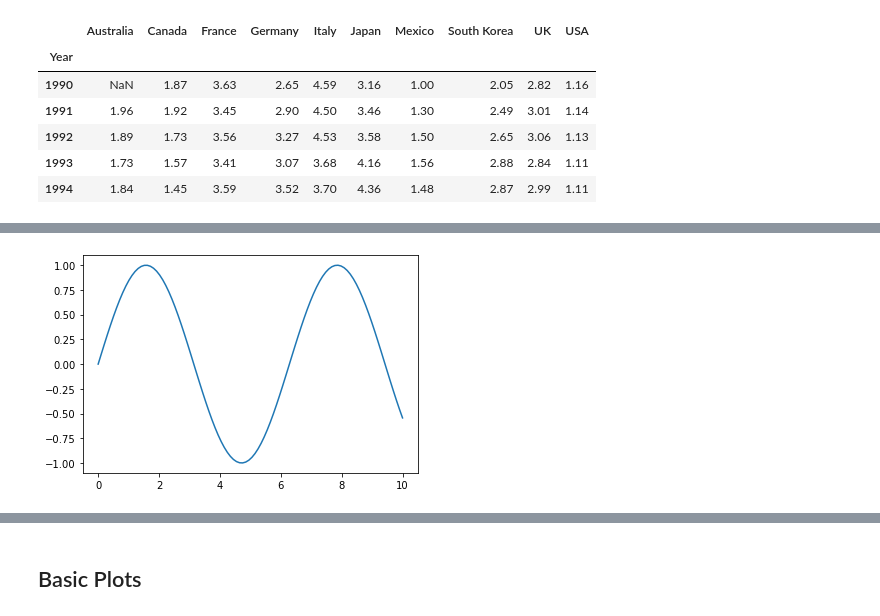
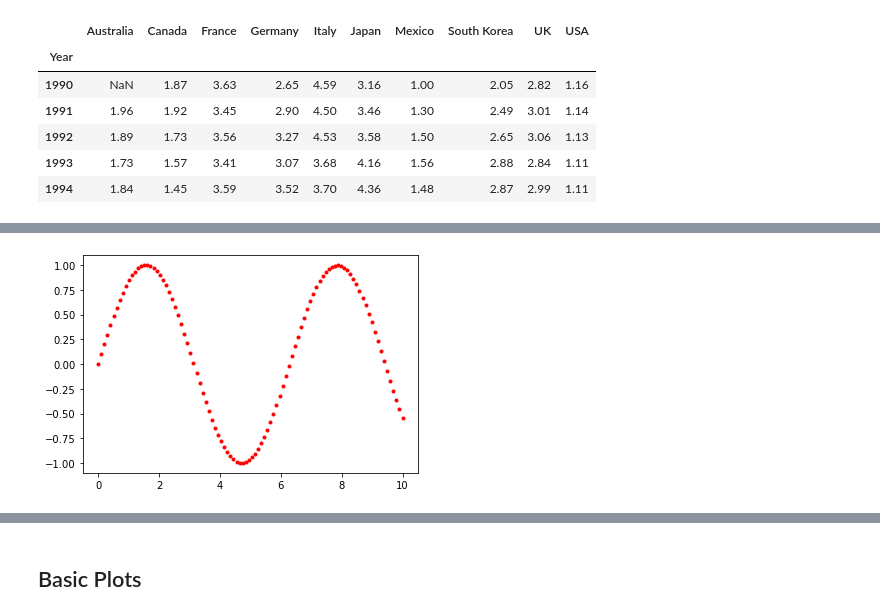
Before and after one commit to jonathanhild/notebooks, a Jupyter notebook: matplotlib.ipynb, the cells around one changed output, grey strips where cells are left out. Saved outputs shown, nothing was run; the diff lists cells and outputs as text; code cells hidden in the pictures.

```diff
--- a/matplotlib.ipynb
+++ b/matplotlib.ipynb
@@ -77,6 +101,6 @@ memory usage: 1.6 KB
 # %%
 fig, ax = plt.subplots()
-ax.plot(np.linspace(0, 10, 100), np.sin(np.linspace(0, 10, 100)))
+ax.plot(np.linspace(0, 10, 100), np.sin(np.linspace(0, 10, 100)), 'r.')
 plt.show()
 # %% [output]
-[figure, old version]
+[figure, new version]
```
Also changed, not shown: parts of 21 cells of this notebook.
